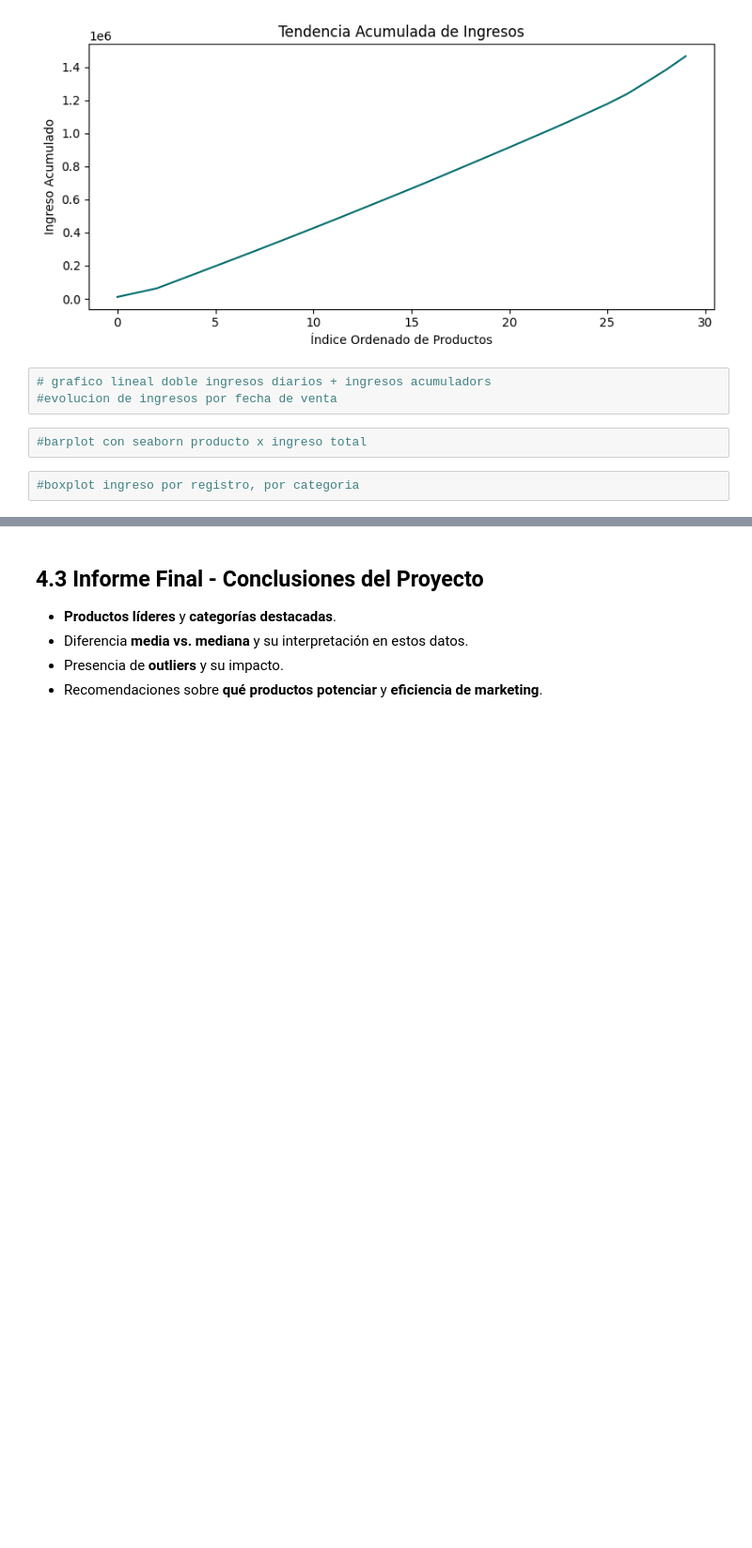
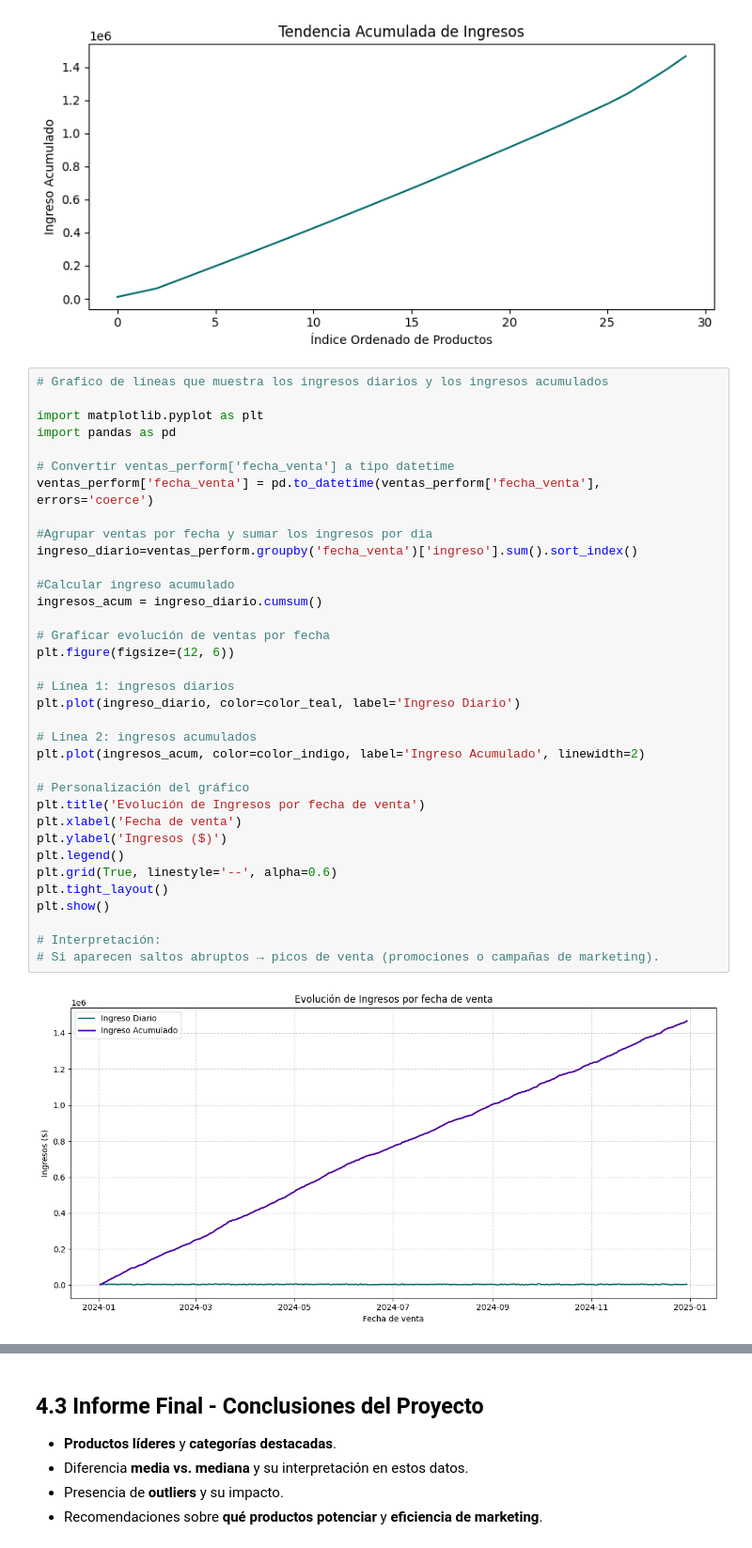
Before and after one commit to herguad/TT_data_analysis, a Jupyter notebook: Herrera_G_com_252612_ENTREGA_TT.ipynb, the cells around one changed output, grey strips where cells are left out. Shown at 94% size. Saved outputs shown, nothing was run; the diff lists cells and outputs as text; blank space fills up the shorter version.

```diff
--- a/Herrera_G_com_252612_ENTREGA_TT.ipynb
+++ b/Herrera_G_com_252612_ENTREGA_TT.ipynb
@@ -1047,10 +1052,40 @@ plt.tight_layout()
 plt.show()
 # %% [output]
 [figure]
-# %%
-# grafico lineal doble ingresos diarios + ingresos acumuladors
-#evolucion de ingresos por fecha de venta
-# %%
-#barplot con seaborn producto x ingreso total
-# %%
-#boxplot ingreso por registro, por categoria
+# %%
+# Grafico de líneas que muestra los ingresos diarios y los ingresos acumulados
+
+import matplotlib.pyplot as plt
+import pandas as pd
+
+# Convertir ventas_perform['fecha_venta'] a tipo datetime
+ventas_perform['fecha_venta'] = pd.to_datetime(ventas_perform['fecha_venta'], errors='coerce')
+
+#Agrupar ventas por fecha y sumar los ingresos por dia
+ingreso_diario=ventas_perform.groupby('fecha_venta')['ingreso'].sum().sort_index()
+
+#Calcular ingreso acumulado
+ingresos_acum = ingreso_diario.cumsum()
+
+# Graficar evolución de ventas por fecha
+plt.figure(figsize=(12, 6))
+
+# Línea 1: ingresos diarios
+plt.plot(ingreso_diario, color=color_teal, label='Ingreso Diario')
+
+# Línea 2: ingresos acumulados
+plt.plot(ingresos_acum, color=color_indigo, label='Ingreso Acumulado', linewidth=2)
+
+# Personalización del gráfico
+plt.title('Evolución de Ingresos por fecha de venta')
+plt.xlabel('Fecha de venta')
+plt.ylabel('Ingresos ($)')
+plt.legend()
+plt.grid(True, linestyle='--', alpha=0.6)
+plt.tight_layout()
+plt.show()
+
+# Interpretación:
+# Si aparecen saltos abruptos → picos de venta (promociones o campañas de marketing).
+# %% [output]
+[figure, added]
```
Also changed, not shown: parts of 5 cells of this notebook.
